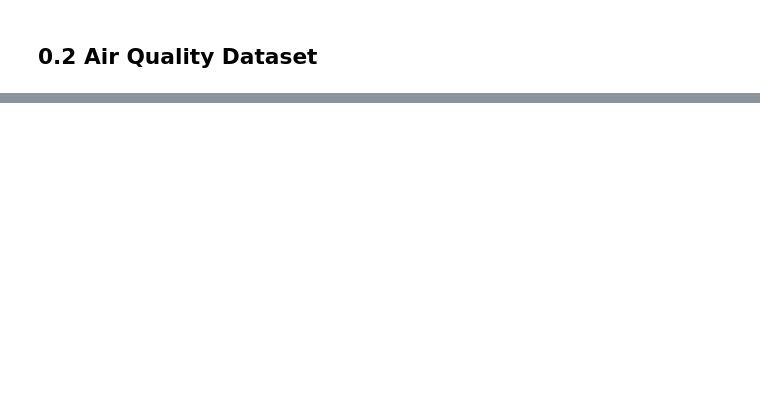
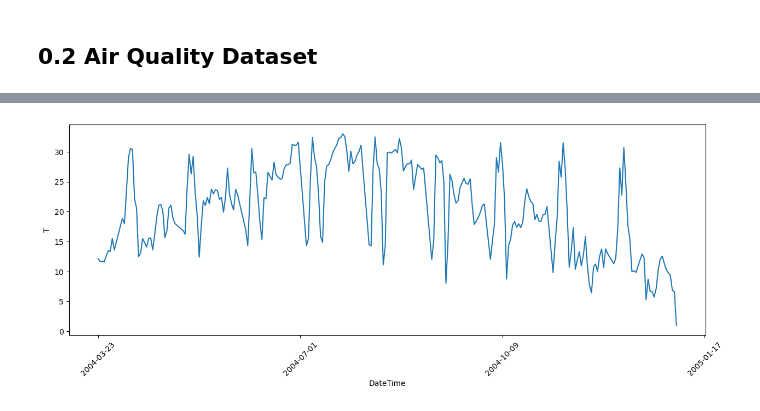
Before and after one commit to mcachosoblechero/time-series-examples, a Jupyter notebook: 1-time-series-data-wrangling.ipynb, the cells around one changed output, grey strips where cells are left out. Drawn from its saved outputs; the diff is of its cells as text; code cells hidden in the pictures; blank space fills up the shorter version.

```diff
--- a/1-time-series-data-wrangling.ipynb
+++ b/1-time-series-data-wrangling.ipynb
@@ -120,0 +147,6 @@ plot_lineplot_time_series(AirQualityUCI, "DateTime", "T_MovingAv")
+# %%
+# Downsampling for a day - Mean
+AirQualityUCI_downsampled = AirQualityUCI.set_index('DateTime').resample('D').mean().reset_index()
+plot_lineplot_time_series(AirQualityUCI_downsampled, "DateTime", "T")
+# %% [output]
+[figure, added]
```
Also changed, not shown: parts of 21 cells of this notebook.
